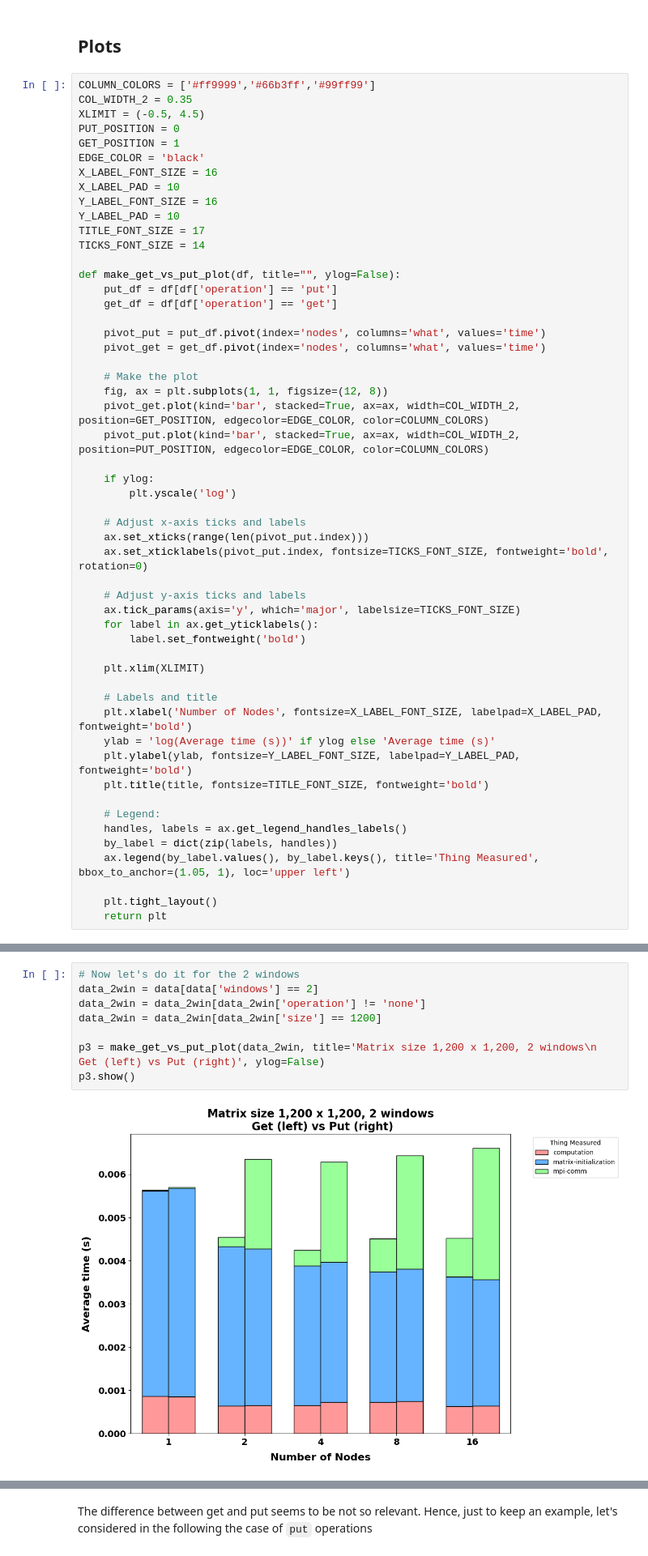
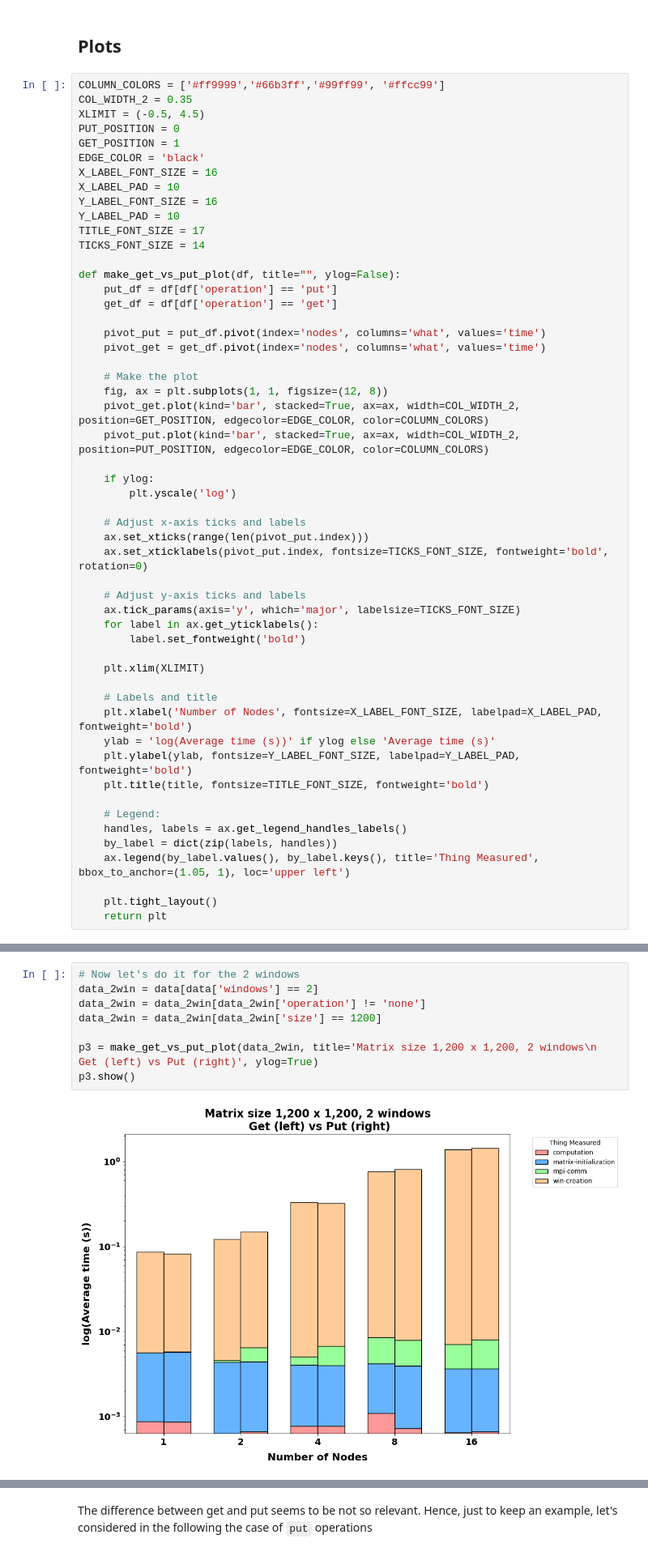
Before and after one commit to IsacPasianotto/Parallel-Programming-HPC, a Jupyter notebook: jacobi-one-side/plots/plots.ipynb, the cells around one changed output, grey strips where cells are left out. Shown at 81% size. Drawn from its saved outputs; the diff is of its cells as text.

```diff
--- a/jacobi-one-side/plots/plots.ipynb
+++ b/jacobi-one-side/plots/plots.ipynb
@@ -10,7 +10,7 @@ data = pd.read_csv('all_data_grouped.csv')
 # %% [markdown]
 ## Plots
 # %%
-COLUMN_COLORS = ['#ff9999','#66b3ff','#99ff99']
+COLUMN_COLORS = ['#ff9999','#66b3ff','#99ff99', '#ffcc99']
 COL_WIDTH_2 = 0.35
 XLIMIT = (-0.5, 4.5)
 PUT_POSITION = 0
@@ -89,13 +89,13 @@ p2 = make_get_vs_put_plot(data_1win_12k, title='Matrix size 12,000 x 12,000, 1 w
 # %%
 # Now let's do it for the 2 windows
 data_2win = data[data['windows'] == 2]
 data_2win = data_2win[data_2win['operation'] != 'none']
 data_2win = data_2win[data_2win['size'] == 1200]
 
-p3 = make_get_vs_put_plot(data_2win, title='Matrix size 1,200 x 1,200, 2 windows\n Get (left) vs Put (right)', ylog=False)
+p3 = make_get_vs_put_plot(data_2win, title='Matrix size 1,200 x 1,200, 2 windows\n Get (left) vs Put (right)', ylog=True)
 p3.show()
 # %% [output]
-[figure, old version]
+[figure, new version]
 # %%
 # same as above but for 12k
 data_2win_12k = data[data['windows'] == 2]
```
Also changed, not shown: parts of 8 cells of this notebook, 16 other files.
